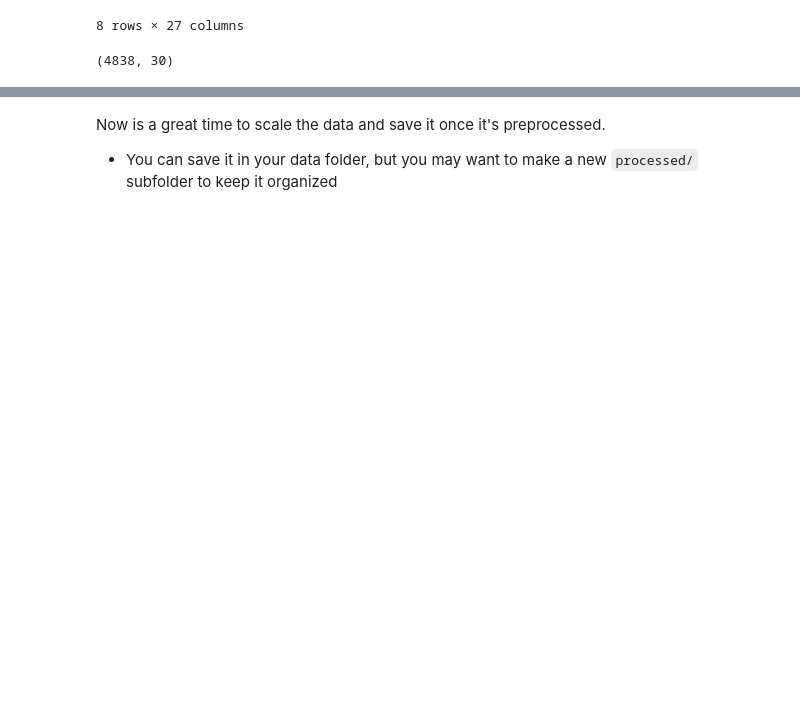
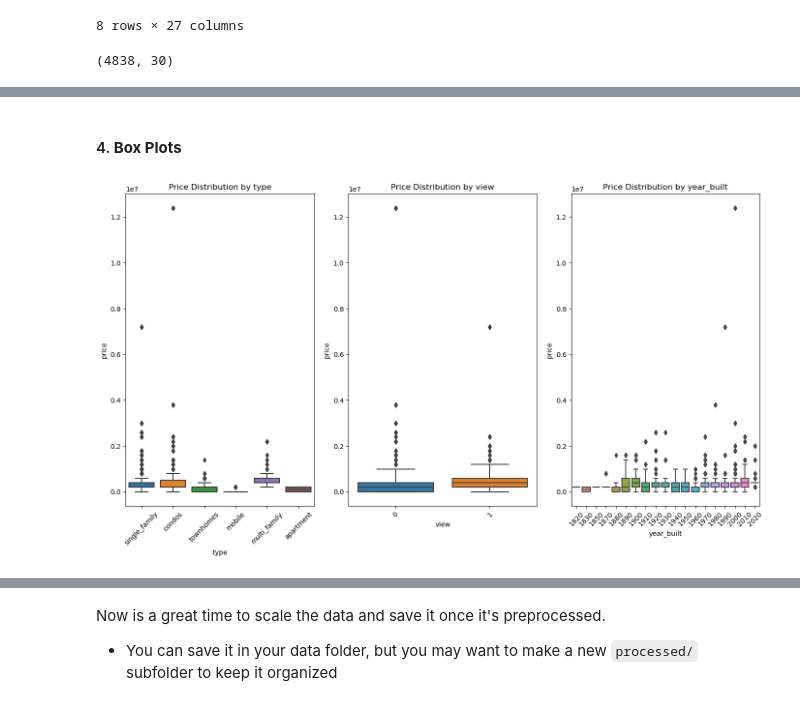
Before and after one commit to imarri01/SupervisedLearning_ML, a Jupyter notebook: notebooks/1 - EDA.ipynb, the cells around one changed output, grey strips where cells are left out. Cells and saved outputs as stored; diff of their text form; code cells hidden in the pictures; blank space fills up the shorter version.

```diff
--- a/notebooks/1 - EDA.ipynb
+++ b/notebooks/1 - EDA.ipynb
@@ -585,0 +628,17 @@ tags_data = df_final.select_dtypes(include=['float64', 'int64']).iloc[:, 7:]
+# %% [markdown]
+#### 4. **Box Plots**
+# %%
+# Plot boxplots for categorical features vs price
+categorical_features = ['type', 'view', 'year_built']
+
+plt.figure(figsize=(14, 8))
+for i, feature in enumerate(categorical_features, 1):
+    plt.subplot(1, len(categorical_features), i)
+    sns.boxplot(x=df_final[feature], y=df_final['price'])
+    plt.title(f'Price Distribution by {feature}')
+    plt.xticks(rotation=45)
+
+plt.tight_layout()
+plt.show()
+# %% [output]
+[figure, added]
```
Also changed, not shown: parts of 28 cells of this notebook, 6 other files.
